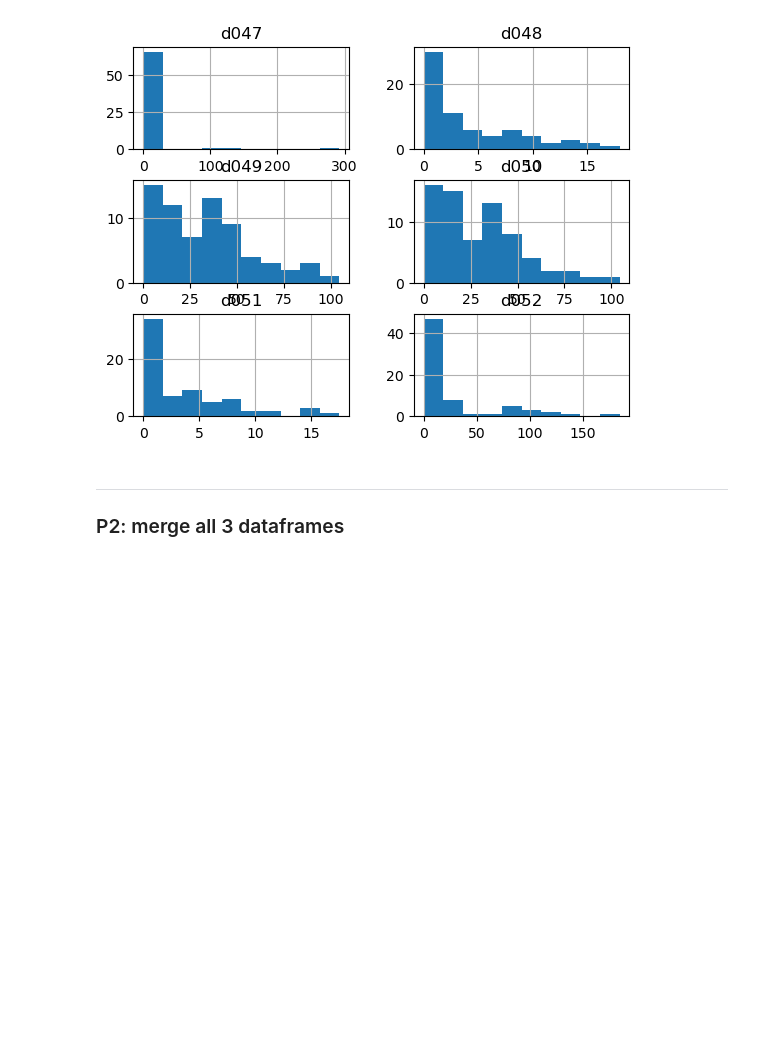
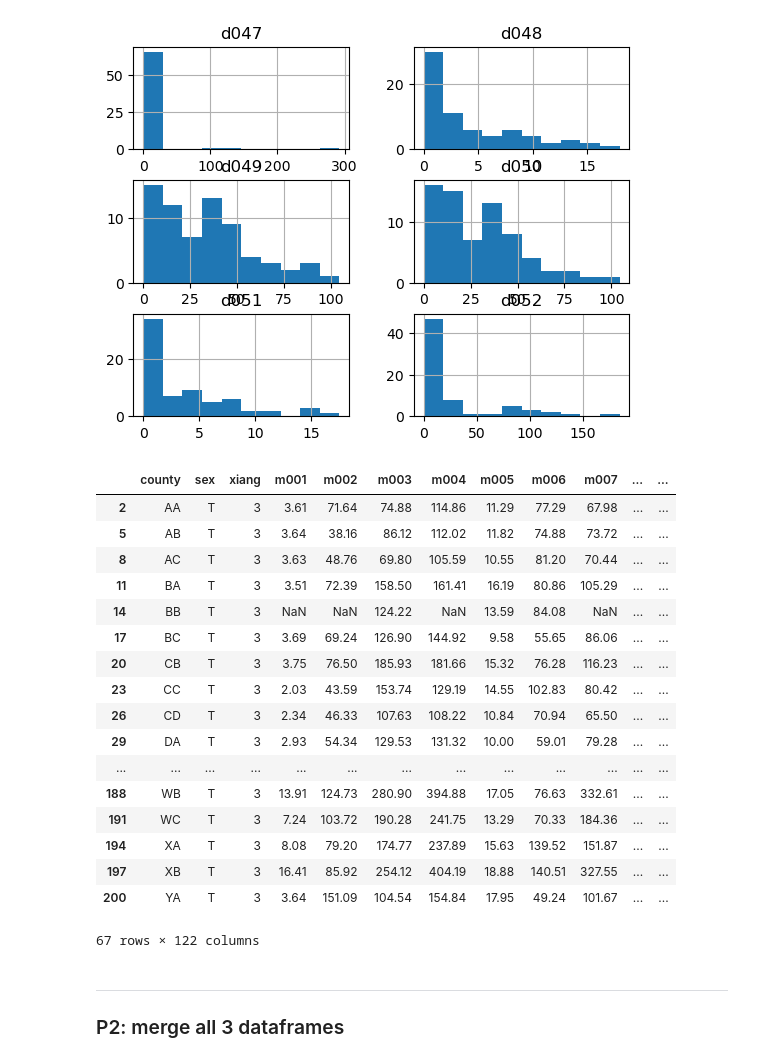
Before and after one commit to colbytse/community_health_project, a Jupyter notebook: jahnavi.ipynb, the cells around one changed output. Cells and saved outputs as stored; diff of their text form; code cells hidden in the pictures; blank space fills up the shorter version.

```diff
--- a/jahnavi.ipynb
+++ b/jahnavi.ipynb
@@ -200,6 +208,28 @@ dg_to_keep = ['d005','d006','d007','d008','d009',
               'd041','d042','d043','d044','d045','d046',
               'd047','d048','d049','d050','d051','d052',
               'g001','g002','g003','g004','g005']
+# %%
+mortality = ch89m.drop(columns='Unnamed: 0').copy()
+mortality[(mortality.sex=='T') & (mortality.xiang==3)]
+# %% [output]
+|  | county | sex | xiang | m001 | m002 | m003 | m004 | m005 | m006 | m007 | ... | ... |
+| 2 | AA | T | 3 | 3.61 | 71.64 | 74.88 | 114.86 | 11.29 | 77.29 | 67.98 | ... | ... |
+| 5 | AB | T | 3 | 3.64 | 38.16 | 86.12 | 112.02 | 11.82 | 74.88 | 73.72 | ... | ... |
+| 8 | AC | T | 3 | 3.63 | 48.76 | 69.80 | 105.59 | 10.55 | 81.20 | 70.44 | ... | ... |
+| 11 | BA | T | 3 | 3.51 | 72.39 | 158.50 | 161.41 | 16.19 | 80.86 | 105.29 | ... | ... |
+| 14 | BB | T | 3 | NaN | NaN | 124.22 | NaN | 13.59 | 84.08 | NaN | ... | ... |
+| 17 | BC | T | 3 | 3.69 | 69.24 | 126.90 | 144.92 | 9.58 | 55.65 | 86.06 | ... | ... |
+| 20 | CB | T | 3 | 3.75 | 76.50 | 185.93 | 181.66 | 15.32 | 76.28 | 116.23 | ... | ... |
+| 23 | CC | T | 3 | 2.03 | 43.59 | 153.74 | 129.19 | 14.55 | 102.83 | 80.42 | ... | ... |
+| 26 | CD | T | 3 | 2.34 | 46.33 | 107.63 | 108.22 | 10.84 | 70.94 | 65.50 | ... | ... |
+| 29 | DA | T | 3 | 2.93 | 54.34 | 129.53 | 131.32 | 10.00 | 59.01 | 79.28 | ... | ... |
+| ... | ... | ... | ... | ... | ... | ... | ... | ... | ... | ... | ... | ... |
+| 188 | WB | T | 3 | 13.91 | 124.73 | 280.90 | 394.88 | 17.05 | 76.63 | 332.61 | ... | ... |
+| 191 | WC | T | 3 | 7.24 | 103.72 | 190.28 | 241.75 | 13.29 | 70.33 | 184.36 | ... | ... |
+| 194 | XA | T | 3 | 8.08 | 79.20 | 174.77 | 237.89 | 15.63 | 139.52 | 151.87 | ... | ... |
+| 197 | XB | T | 3 | 16.41 | 85.92 | 254.12 | 404.19 | 18.88 | 140.51 | 327.55 | ... | ... |
+| 200 | YA | T | 3 | 3.64 | 151.09 | 104.54 | 154.84 | 17.95 | 49.24 | 101.67 | ... | ... |
+67 rows × 122 columns
 # %% [markdown]
 ---
 ### P2: merge all 3 dataframes
```
Also changed, not shown: parts of 13 cells of this notebook.
